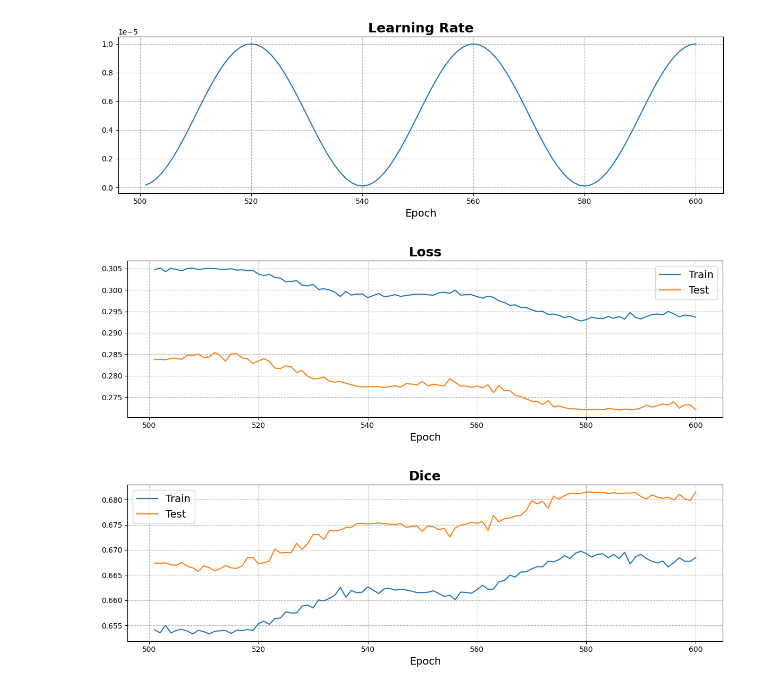
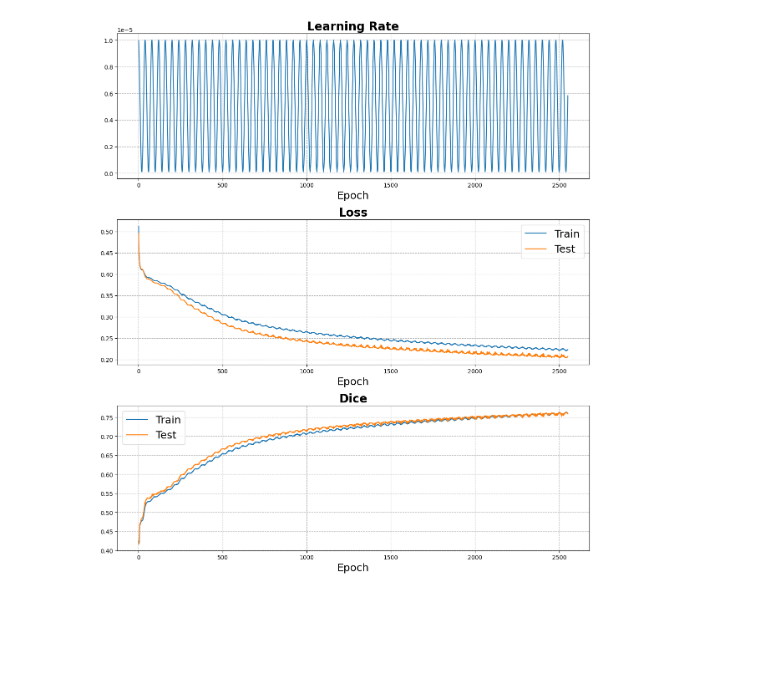
Before and after one commit to romangorbunov91/frequency-response-encoder, a Jupyter notebook: lr_nb.ipynb, the cells around one changed output. Cells and saved outputs as stored; diff of their text form; code cells hidden in the pictures; blank space fills up the shorter version.

Commit message:
Plots merged into one figure.

```diff
--- a/lr_nb.ipynb
+++ b/lr_nb.ipynb
@@ -21,26 +21,30 @@ test_dice = [x['test_dice'] for x in train_log]
 # %%
 plot_titles = [
     'Learning Rate',
     'Loss',
     'Dice',
 ]
-#x_slice = slice(0,-1)
-x_slice = slice(500,600)
+x_slice = slice(0,-1)
+#x_slice = slice(500,600)
+fig, axs = plt.subplots(
+        nrows=len(plot_titles),
+        ncols=1,
+        figsize=(12, 4.5*len(plot_titles)),
+        )
+axs = np.array(axs).flatten()
 for idx, var in enumerate([lr, [train_loss, test_loss], [train_dice, test_dice]]):
-    plt.figure(figsize=(12,4))
+    ax = axs[idx]
     if idx == 0:
-        plt.plot(epoch[x_slice], var[x_slice])
+        ax.plot(epoch[x_slice], var[x_slice])
     else:
-        plt.plot(epoch[x_slice], var[0][x_slice], label='Train')
-        plt.plot(epoch[x_slice], var[1][x_slice], label='Test')
-        plt.legend(fontsize=14)
-    plt.grid(axis='both', linestyle='--')
-    plt.xlabel('Epoch', fontsize=14)
-    plt.title(plot_titles[idx], fontweight='bold', fontsize=18)
+        ax.plot(epoch[x_slice], var[0][x_slice], label='Train')
+        ax.plot(epoch[x_slice], var[1][x_slice], label='Test')
+        ax.legend(fontsize=18)
+    ax.grid(axis='both', linestyle='--')
+    ax.set_xlabel('Epoch', fontsize=18)
+    ax.set_title(plot_titles[idx], fontweight='bold', fontsize=20)
 
-    plt.tight_layout()
-    plt.show()
+plt.tight_layout()
+plt.show()
 # %% [output]
-[figure, old version]
+[figure, new version]
-[figure, removed]
-[figure, removed]
```
